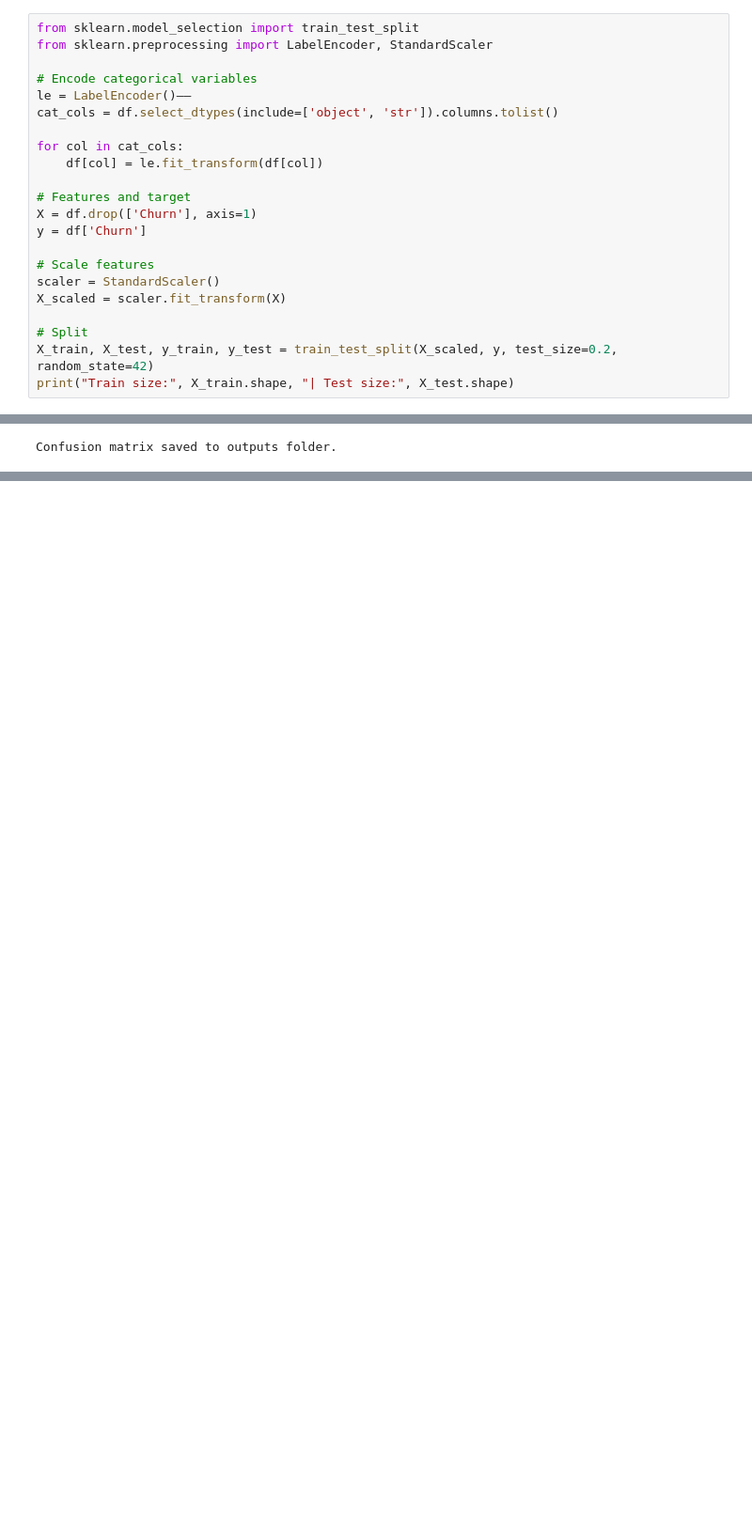
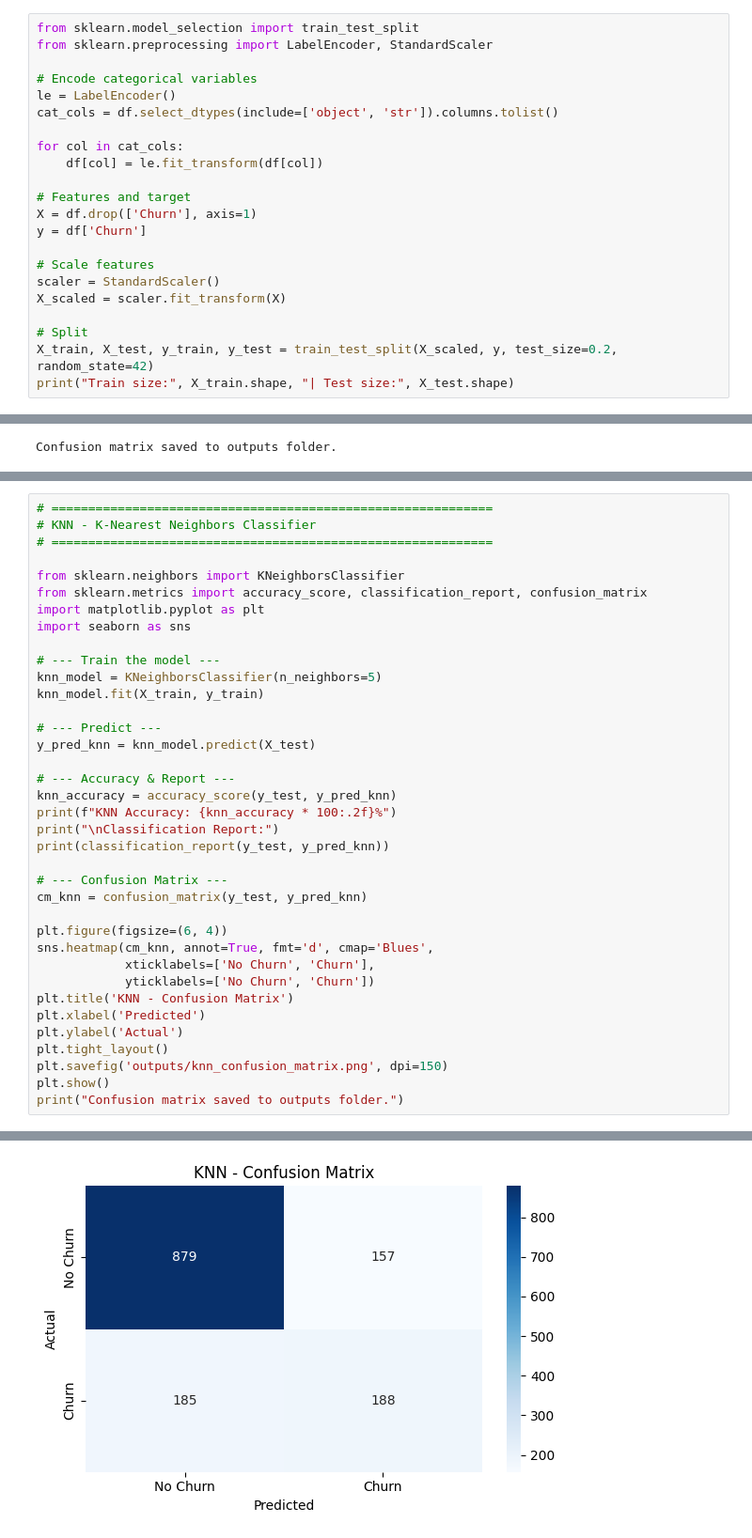
Before and after one commit to abarnamurugan-commits/customer-churn-prediction, a Jupyter notebook: notebooks/churn_analysis.ipynb, the cells around one changed output, grey strips where cells are left out. Shown at 94% size. Drawn from its saved outputs; the diff is of its cells as text; blank space fills up the shorter version.

```diff
--- a/notebooks/churn_analysis.ipynb
+++ b/notebooks/churn_analysis.ipynb
@@ -63,7 +63,7 @@ from sklearn.model_selection import train_test_split
 from sklearn.preprocessing import LabelEncoder, StandardScaler
 
 # Encode categorical variables
-le = LabelEncoder()––
+le = LabelEncoder()
 cat_cols = df.select_dtypes(include=['object', 'str']).columns.tolist()
 
 for col in cat_cols:
@@ -249,3 +223,41 @@ Precision: 0.6617
 Recall   : 0.4772
 F1-Score : 0.5545
 [figure]
+# %%
+# ============================================================
+# KNN - K-Nearest Neighbors Classifier
+# ============================================================
+
+from sklearn.neighbors import KNeighborsClassifier
+from sklearn.metrics import accuracy_score, classification_report, confusion_matrix
+import matplotlib.pyplot as plt
+import seaborn as sns
+
+# --- Train the model ---
+knn_model = KNeighborsClassifier(n_neighbors=5)
+knn_model.fit(X_train, y_train)
+
+# --- Predict ---
+y_pred_knn = knn_model.predict(X_test)
+
+# --- Accuracy & Report ---
+knn_accuracy = accuracy_score(y_test, y_pred_knn)
+print(f"KNN Accuracy: {knn_accuracy * 100:.2f}%")
+print("\nClassification Report:")
+print(classification_report(y_test, y_pred_knn))
+
+# --- Confusion Matrix ---
+cm_knn = confusion_matrix(y_test, y_pred_knn)
+
+plt.figure(figsize=(6, 4))
+sns.heatmap(cm_knn, annot=True, fmt='d', cmap='Blues',
+            xticklabels=['No Churn', 'Churn'],
+            yticklabels=['No Churn', 'Churn'])
+plt.title('KNN - Confusion Matrix')
+plt.xlabel('Predicted')
+plt.ylabel('Actual')
+plt.tight_layout()
+plt.savefig('outputs/knn_confusion_matrix.png', dpi=150)
+plt.show()
+print("Confusion matrix saved to outputs folder.")
+# %% [output]
@@ -251,0 +275 @@ F1-Score : 0.5545
+[figure, added]
```
Also changed, not shown: parts of 11 cells of this notebook.
